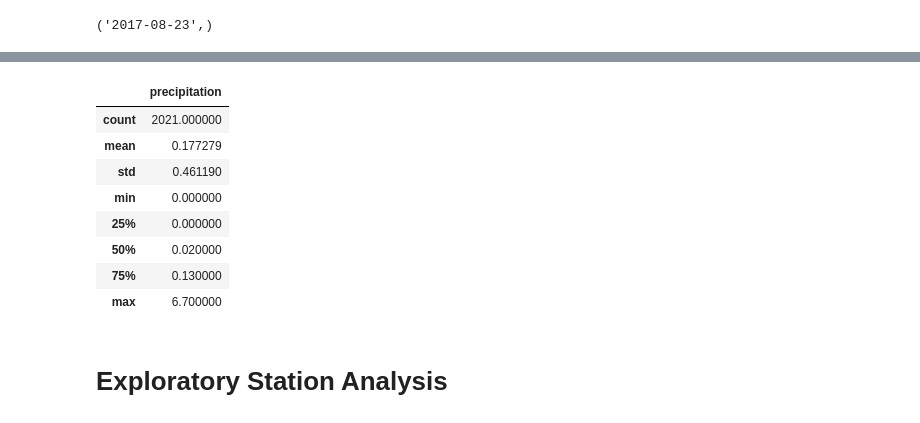
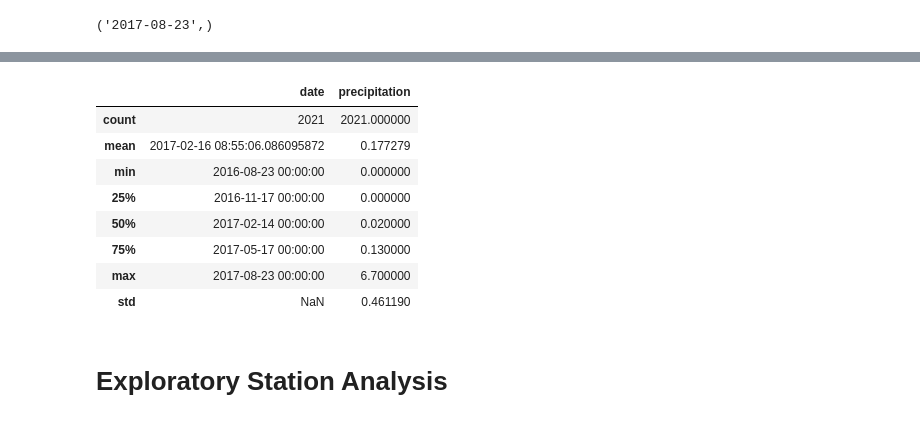
Before and after one commit to mariav0721/sqlalchemy-challenge, a Jupyter notebook: SurfsUp/climate_starter.ipynb, the cells around one changed output, grey strips where cells are left out. Drawn from its saved outputs; the diff is of its cells as text; code cells hidden in the pictures.

```diff
--- a/SurfsUp/climate_starter.ipynb
+++ b/SurfsUp/climate_starter.ipynb
@@ -35,7 +32,10 @@ print(Base.classes.keys())
 ['measurement', 'station']
 # %%
 # Save references to each table
+measurement = Base.classes.measurement
+station = Base.classes.station
 # %%
 # Create our session (link) from Python to the DB
+session = Session(engine)
 # %% [markdown]
 # Exploratory Precipitation Analysis
@@ -47,16 +60,26 @@ print(Base.classes.keys())
 # Design a query to retrieve the last 12 months of precipitation data and plot the results.
 # Starting from the most recent data point in the database.
 
+session.query(measurement.date).\
+    filter (measurement.date>'2016-08-22').\
+    order_by (measurement.date).all()
+
 # Calculate the date one year from the last date in data set.
-
+results_date=session.query(measurement.date).order_by(measurement.date.desc()).first()
+str_date=list(np.ravel(results_date))[0]
+latest_date=dt.datetime.strptime(str_date,"%Y-%m-%d")
+year_back=latest_date-dt.timedelta(days=366)
 
 # Perform a query to retrieve the data and precipitation scores
+results=session.query(measurement.date, measurement.prcp).order_by(measurement.date.asc()).\
+        filter(measurement.date>=year_back).all()
 
 
 # Save the query results as a Pandas DataFrame. Explicitly set the column names
-
+df_results=pd.DataFrame(results)
+df_results=df_results.rename(columns={"prcp":"precipitation"})
 
 # Sort the dataframe by date
-
-
-# Use Pandas Plotting with Matplotlib to plot the data
+df_results.sort_values(by=['date'], ascending=True)
+df_results=df_results.dropna()
+df_results=df_results.reset_index(drop=True)
@@ -66,15 +98,17 @@ Text(0, 0.5, 'Inches')
 # %%
 # Use Pandas to calculate the summary statistics for the precipitation data
+
+df_results.describe()
 # %% [output]
-|  | precipitation |
-| count | 2021.000000 |
-| mean | 0.177279 |
-| std | 0.461190 |
-| min | 0.000000 |
-| 25% | 0.000000 |
-| 50% | 0.020000 |
-| 75% | 0.130000 |
-| max | 6.700000 |
+|  | date | precipitation |
+| count | 2021 | 2021.000000 |
+| mean | 2017-02-16 08:55:06.086095872 | 0.177279 |
+| min | 2016-08-23 00:00:00 | 0.000000 |
+| 25% | 2016-11-17 00:00:00 | 0.000000 |
+| 50% | 2017-02-14 00:00:00 | 0.020000 |
+| 75% | 2017-05-17 00:00:00 | 0.130000 |
+| max | 2017-08-23 00:00:00 | 6.700000 |
+| std | NaN | 0.461190 |
 # %% [markdown]
 # Exploratory Station Analysis
 # %%
```
Also changed, not shown: parts of 10 cells of this notebook.
